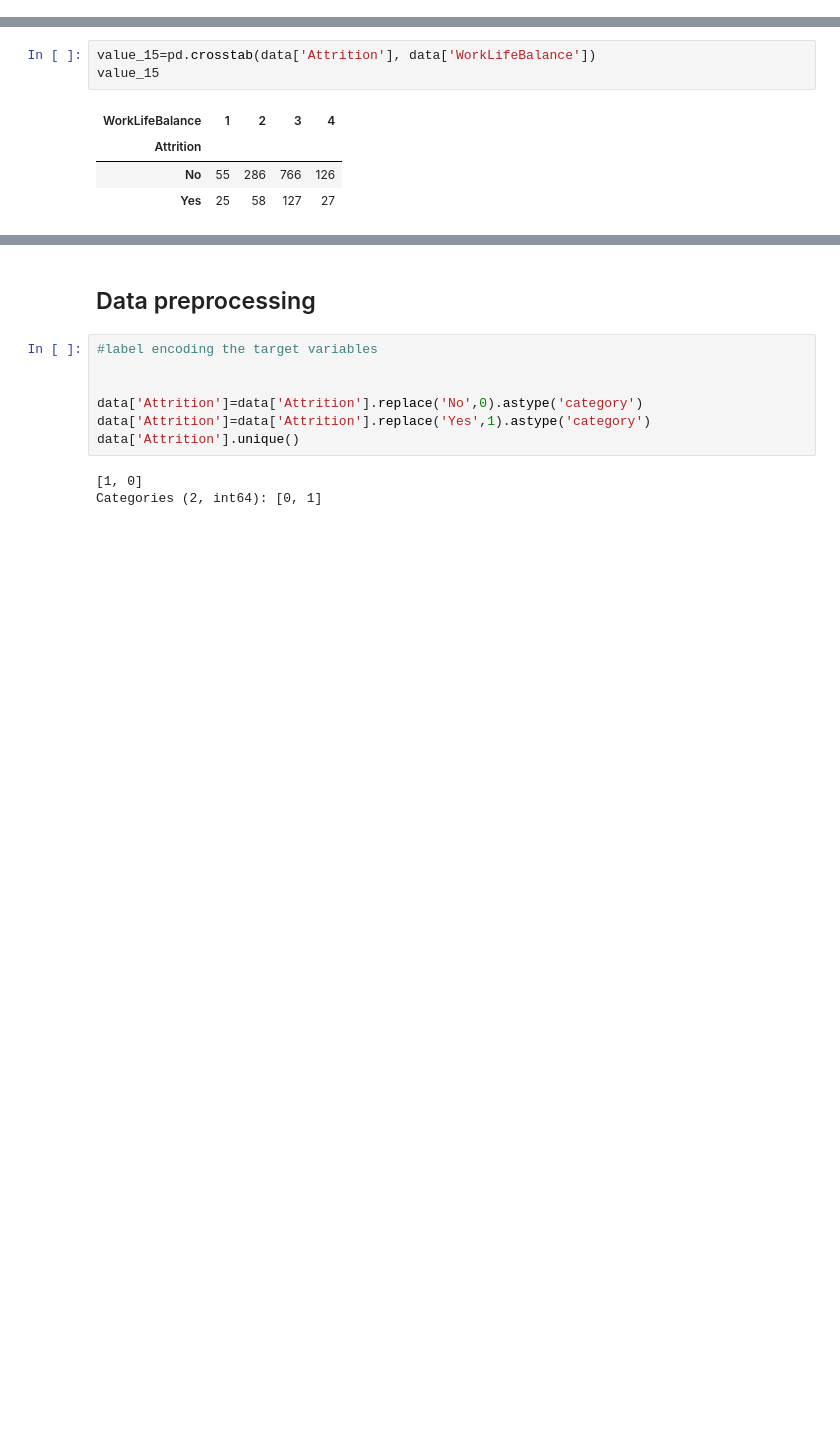
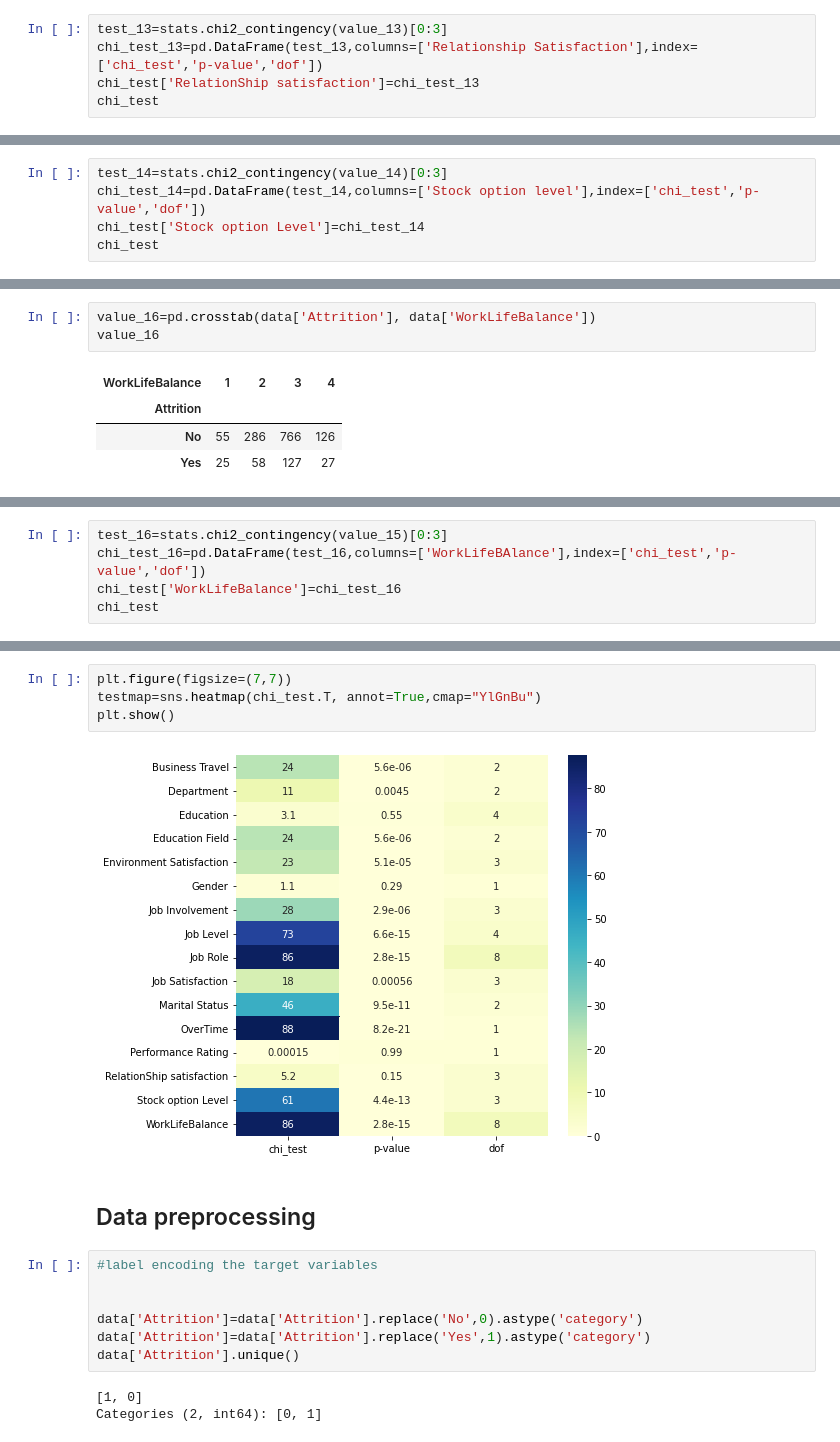
Before and after one commit to rby756/employee-attrition-prediction, a Jupyter notebook: IBM employee attrition .ipynb, the cells around one changed output, grey strips where cells are left out. Drawn from its saved outputs; the diff is of its cells as text; blank space fills up the shorter version.

```diff
--- a/IBM employee attrition .ipynb
+++ b/IBM employee attrition .ipynb
@@ -412,0 +483,5 @@ stats.chi2_contingency(value_13)[0:3]
+# %%
+test_13=stats.chi2_contingency(value_13)[0:3]
+chi_test_13=pd.DataFrame(test_13,columns=['Relationship Satisfaction'],index=['chi_test','p-value','dof'])
+chi_test['RelationShip satisfaction']=chi_test_13
+chi_test
@@ -424,0 +501,5 @@ stats.chi2_contingency(value_14)[0:3]
+# %%
+test_14=stats.chi2_contingency(value_14)[0:3]
+chi_test_14=pd.DataFrame(test_14,columns=['Stock option level'],index=['chi_test','p-value','dof'])
+chi_test['Stock option Level']=chi_test_14
+chi_test
@@ -425,6 +511,6 @@ stats.chi2_contingency(value_14)[0:3]
 # %%
-value_15=pd.crosstab(data['Attrition'], data['WorkLifeBalance'])
-value_15
+value_16=pd.crosstab(data['Attrition'], data['WorkLifeBalance'])
+value_16
 # %% [output]
 | WorkLifeBalance | 1 | 2 | 3 | 4 |
 | Attrition |  |  |  |  |
@@ -436,0 +519,5 @@ stats.chi2_contingency(value_15)[0:3]
+# %%
+test_16=stats.chi2_contingency(value_15)[0:3]
+chi_test_16=pd.DataFrame(test_16,columns=['WorkLifeBAlance'],index=['chi_test','p-value','dof'])
+chi_test['WorkLifeBalance']=chi_test_16
+chi_test
@@ -437,3 +537,9 @@ stats.chi2_contingency(value_15)[0:3]
+# %%
+plt.figure(figsize=(7,7))
+testmap=sns.heatmap(chi_test.T, annot=True,cmap="YlGnBu")
+plt.show()
+# %% [output]
+[figure, added]
 # %% [markdown]
 ## Data preprocessing
 # %%
```
Also changed, not shown: parts of 85 cells of this notebook, 5 other files.
